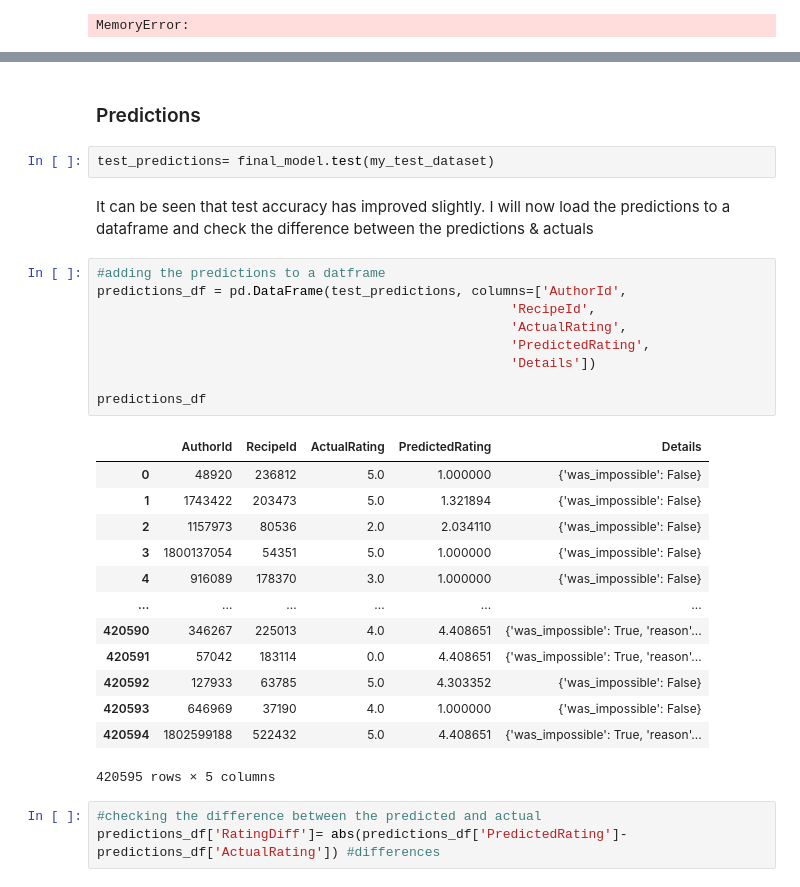
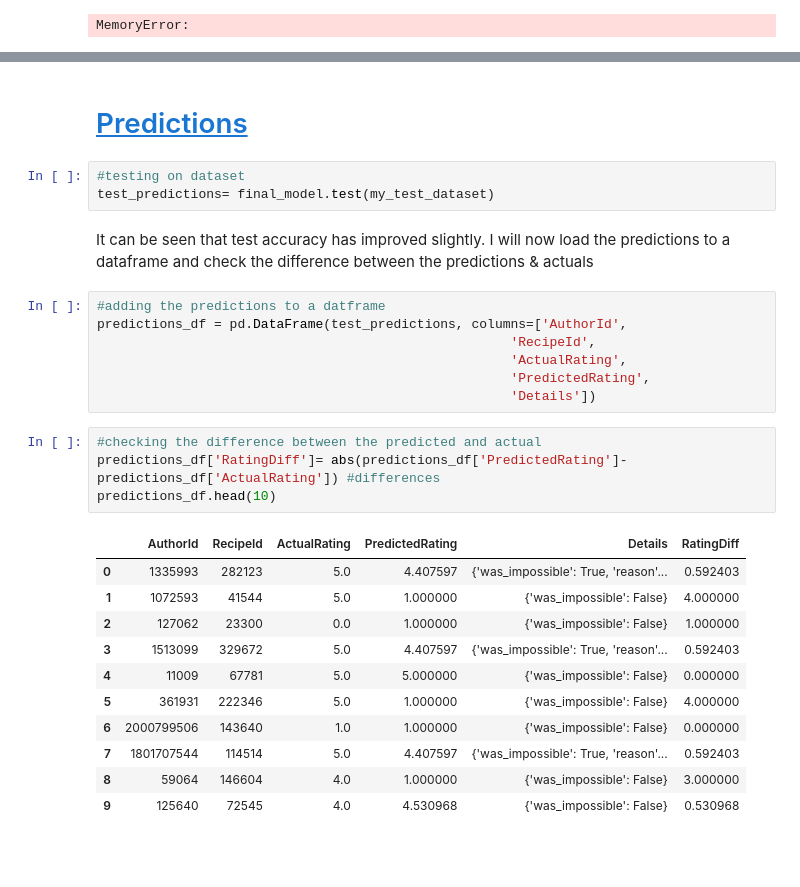
Before and after one commit to anupa-jayakody/Capstone_v3, a Jupyter notebook: Notebooks/Solution 2- Modeling (FunkSVD).ipynb, the cells around one changed output, grey strips where cells are left out. Cells and saved outputs as stored; diff of their text form; blank space fills up the shorter version.

```diff
--- a/Notebooks/Solution 2- Modeling (FunkSVD).ipynb
+++ b/Notebooks/Solution 2- Modeling (FunkSVD).ipynb
@@ -255,6 +268,7 @@ I cannot run beyond this code even with 0.05% of data. Hence I will develop the
-# %% [markdown]
-### Predictions
+# %% [markdown]
+# <a id='toc4_'></a>[Predictions](#toc0_)
 # %%
+#testing on dataset
 test_predictions= final_model.test(my_test_dataset)
 # %% [markdown]
 It can be seen that test accuracy has improved slightly. I will now load the predictions to a dataframe and check the difference between the predictions & actuals
@@ -265,25 +279,22 @@ predictions_df = pd.DataFrame(test_predictions, columns=['AuthorId',
                                                      'ActualRating',
                                                      'PredictedRating',
                                                      'Details'])
-
-predictions_df
-# %% [output]
-|  | AuthorId | RecipeId | ActualRating | PredictedRating | Details |
-| 0 | 48920 | 236812 | 5.0 | 1.000000 | {'was_impossible': False} |
-| 1 | 1743422 | 203473 | 5.0 | 1.321894 | {'was_impossible': False} |
-| 2 | 1157973 | 80536 | 2.0 | 2.034110 | {'was_impossible': False} |
-| 3 | 1800137054 | 54351 | 5.0 | 1.000000 | {'was_impossible': False} |
-| 4 | 916089 | 178370 | 3.0 | 1.000000 | {'was_impossible': False} |
-| ... | ... | ... | ... | ... | ... |
-| 420590 | 346267 | 225013 | 4.0 | 4.408651 | {'was_impossible': True, 'reason'... |
-| 420591 | 57042 | 183114 | 0.0 | 4.408651 | {'was_impossible': True, 'reason'... |
-| 420592 | 127933 | 63785 | 5.0 | 4.303352 | {'was_impossible': False} |
-| 420593 | 646969 | 37190 | 4.0 | 1.000000 | {'was_impossible': False} |
-| 420594 | 1802599188 | 522432 | 5.0 | 4.408651 | {'was_impossible': True, 'reason'... |
-420595 rows × 5 columns
 # %%
 #checking the difference between the predicted and actual
 predictions_df['RatingDiff']= abs(predictions_df['PredictedRating']- predictions_df['ActualRating']) #differences
+predictions_df.head(10)
+# %% [output]
+|  | AuthorId | RecipeId | ActualRating | PredictedRating | Details | RatingDiff |
+| 0 | 1335993 | 282123 | 5.0 | 4.407597 | {'was_impossible': True, 'reason'... | 0.592403 |
+| 1 | 1072593 | 41544 | 5.0 | 1.000000 | {'was_impossible': False} | 4.000000 |
+| 2 | 127062 | 23300 | 0.0 | 1.000000 | {'was_impossible': False} | 1.000000 |
+| 3 | 1513099 | 329672 | 5.0 | 4.407597 | {'was_impossible': True, 'reason'... | 0.592403 |
+| 4 | 11009 | 67781 | 5.0 | 5.000000 | {'was_impossible': False} | 0.000000 |
+| 5 | 361931 | 222346 | 5.0 | 1.000000 | {'was_impossible': False} | 4.000000 |
+| 6 | 2000799506 | 143640 | 1.0 | 1.000000 | {'was_impossible': False} | 0.000000 |
+| 7 | 1801707544 | 114514 | 5.0 | 4.407597 | {'was_impossible': True, 'reason'... | 0.592403 |
+| 8 | 59064 | 146604 | 4.0 | 1.000000 | {'was_impossible': False} | 3.000000 |
+| 9 | 125640 | 72545 | 4.0 | 4.530968 | {'was_impossible': False} | 0.530968 |
 # %%
 #checking the best results
 predictions_df.sort_values(by='RatingDiff').head(20) #rating diff zero sample
```
Also changed, not shown: parts of 30 cells of this notebook.
